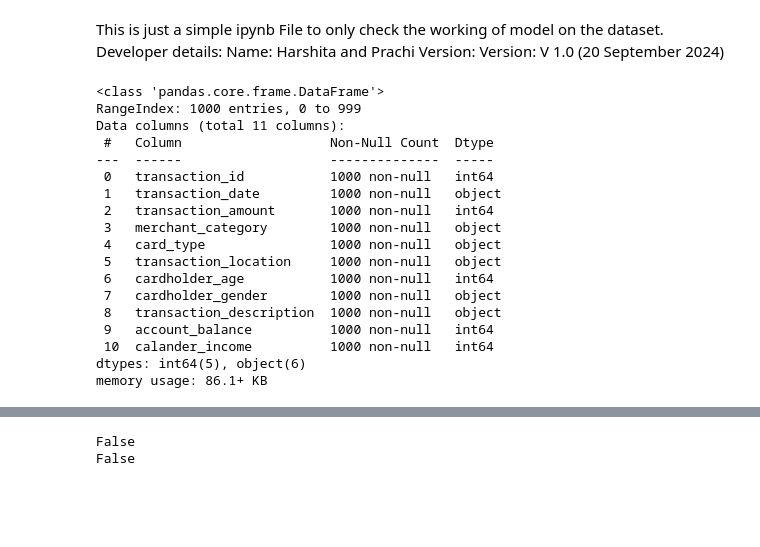
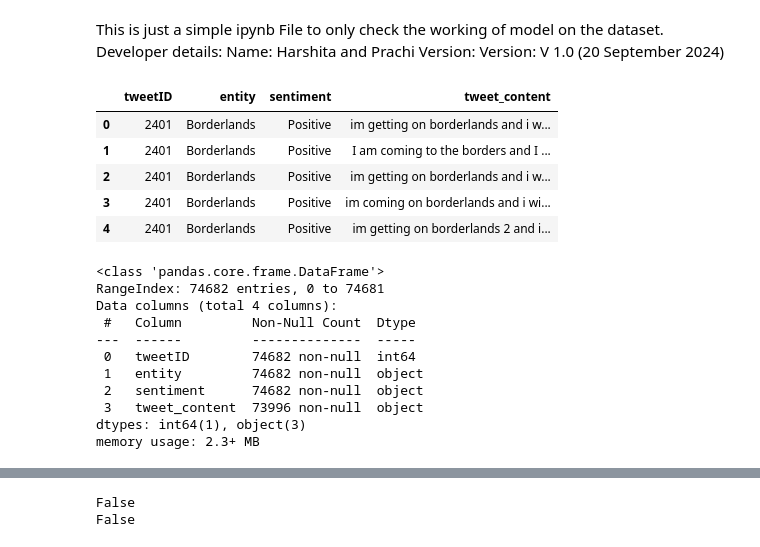
Before and after one commit to Khushboo-Mittal/DIY_TransferLearning, a Jupyter notebook: Code/PythonFile_NLP.ipynb, the cells around one changed output, grey strips where cells are left out. Cells and saved outputs as stored; diff of their text form; code cells hidden in the pictures; blank space fills up the shorter version.

```diff
--- a/Code/PythonFile_isolationforest.ipynb
+++ b/Code/PythonFile_NLP.ipynb
@@ -14,21 +26,26 @@ data = pd.read_csv(r'C:/Users/HP/Desktop/data_CodeCrafters/Data/Master/Mock_Data
+# %%
+df_train = pd.read_csv("C:/Users/HP/Desktop/DIY_TransferLearning/Data/TwitterData/twitter_training.csv")
+df_test = pd.read_csv("C:/Users/HP/Desktop/DIY_TransferLearning/Data/TwitterData/twitter_validation.csv")
+# %%
+df_train.head()
+# %% [output]
+|  | tweetID | entity | sentiment | tweet_content |
+| 0 | 2401 | Borderlands | Positive | im getting on borderlands and i w... |
+| 1 | 2401 | Borderlands | Positive | I am coming to the borders and I ... |
+| 2 | 2401 | Borderlands | Positive | im getting on borderlands and i w... |
+| 3 | 2401 | Borderlands | Positive | im coming on borderlands and i wi... |
+| 4 | 2401 | Borderlands | Positive | im getting on borderlands 2 and i... |
 # %%
-data.info()
+df_train.info()
 # %% [output]
 <class 'pandas.core.frame.DataFrame'>
-RangeIndex: 1000 entries, 0 to 999
-Data columns (total 11 columns):
- #   Column                   Non-Null Count  Dtype
----  ------                   --------------  -----
- 0   transaction_id           1000 non-null   int64
- 1   transaction_date         1000 non-null   object
- 2   transaction_amount       1000 non-null   int64
- 3   merchant_category        1000 non-null   object
- 4   card_type                1000 non-null   object
- 5   transaction_location     1000 non-null   object
- 6   cardholder_age           1000 non-null   int64
- 7   cardholder_gender        1000 non-null   object
- 8   transaction_description  1000 non-null   object
- 9   account_balance          1000 non-null   int64
- 10  calander_income          1000 non-null   int64
-dtypes: int64(5), object(6)
-memory usage: 86.1+ KB
+RangeIndex: 74682 entries, 0 to 74681
+Data columns (total 4 columns):
+ #   Column         Non-Null Count  Dtype
+---  ------         --------------  -----
+ 0   tweetID        74682 non-null  int64
+ 1   entity         74682 non-null  object
+ 2   sentiment      74682 non-null  object
+ 3   tweet_content  73996 non-null  object
+dtypes: int64(1), object(3)
+memory usage: 2.3+ MB
```
Also changed, not shown: parts of 9 cells of this notebook, 3 other files.
